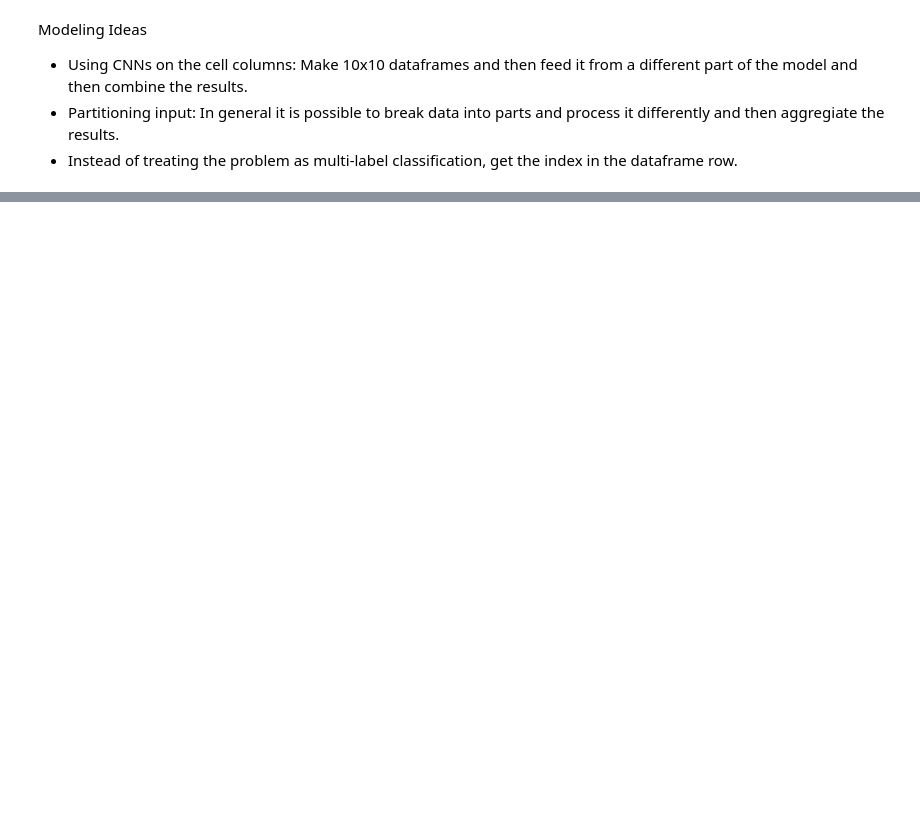
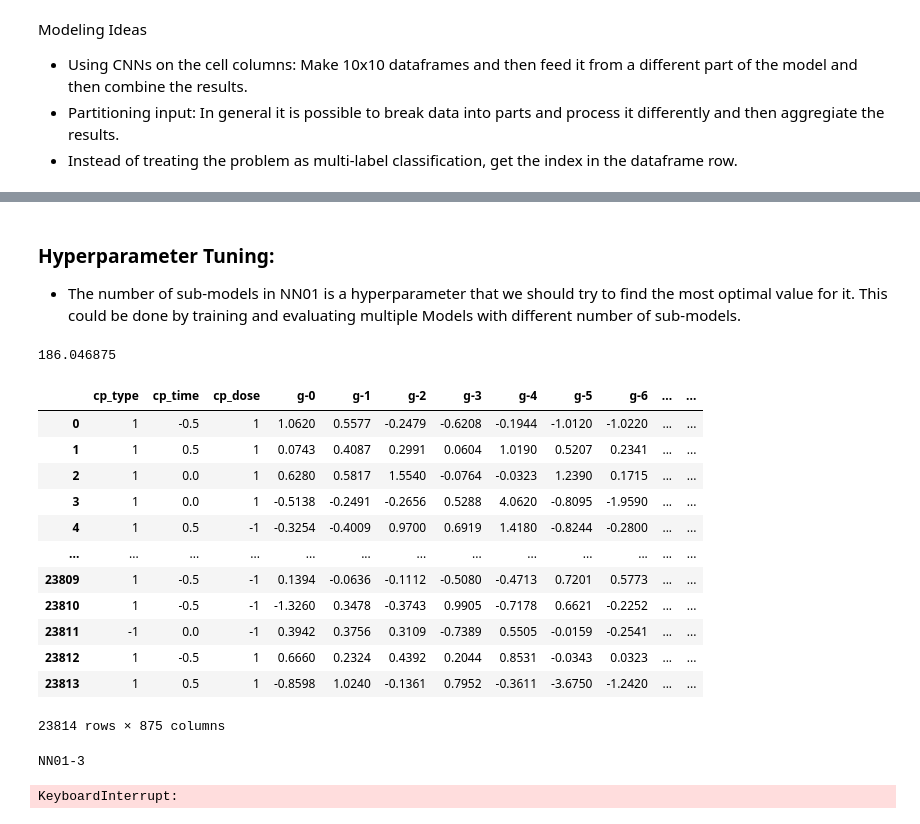
Before and after one commit to damoonsh/MoA, a Jupyter notebook: main.ipynb, the cells around one changed output, grey strips where cells are left out. Saved outputs shown, nothing was run; the diff lists cells and outputs as text; code cells hidden in the pictures; blank space fills up the shorter version.

```diff
--- a/main.ipynb
+++ b/main.ipynb
@@ -91,0 +215,45 @@ cell_image_input = Input(shape=(10,10,1), name='Cells_image')
+# %% [markdown]
+### Hyperparameter Tuning:
+- The number of sub-models in NN01 is a hyperparameter that we should try to find the most optimal value for it. This could be done by training and evaluating multiple Models with different number of sub-models.
+# %%
+X_train.shape[0] / 128
+# %% [output]
+186.046875
+# %%
+X_train.iloc[:,1:]
+# %% [output]
+|  | cp_type | cp_time | cp_dose | g-0 | g-1 | g-2 | g-3 | g-4 | g-5 | g-6 | ... | ... |
+| 0 | 1 | -0.5 | 1 | 1.0620 | 0.5577 | -0.2479 | -0.6208 | -0.1944 | -1.0120 | -1.0220 | ... | ... |
+| 1 | 1 | 0.5 | 1 | 0.0743 | 0.4087 | 0.2991 | 0.0604 | 1.0190 | 0.5207 | 0.2341 | ... | ... |
+| 2 | 1 | 0.0 | 1 | 0.6280 | 0.5817 | 1.5540 | -0.0764 | -0.0323 | 1.2390 | 0.1715 | ... | ... |
+| 3 | 1 | 0.0 | 1 | -0.5138 | -0.2491 | -0.2656 | 0.5288 | 4.0620 | -0.8095 | -1.9590 | ... | ... |
+| 4 | 1 | 0.5 | -1 | -0.3254 | -0.4009 | 0.9700 | 0.6919 | 1.4180 | -0.8244 | -0.2800 | ... | ... |
+| ... | ... | ... | ... | ... | ... | ... | ... | ... | ... | ... | ... | ... |
+| 23809 | 1 | -0.5 | -1 | 0.1394 | -0.0636 | -0.1112 | -0.5080 | -0.4713 | 0.7201 | 0.5773 | ... | ... |
+| 23810 | 1 | -0.5 | -1 | -1.3260 | 0.3478 | -0.3743 | 0.9905 | -0.7178 | 0.6621 | -0.2252 | ... | ... |
+| 23811 | -1 | 0.0 | -1 | 0.3942 | 0.3756 | 0.3109 | -0.7389 | 0.5505 | -0.0159 | -0.2541 | ... | ... |
+| 23812 | 1 | -0.5 | 1 | 0.6660 | 0.2324 | 0.4392 | 0.2044 | 0.8531 | -0.0343 | 0.0323 | ... | ... |
+| 23813 | 1 | 0.5 | 1 | -0.8598 | 1.0240 | -0.1361 | 0.7952 | -0.3611 | -3.6750 | -1.2420 | ... | ... |
+23814 rows × 875 columns
+# %%
+NUM_SECTIONS = [3, 5, 10, 15, 20, 25]
+
+histories = {}
+
+for num_section in NUM_SECTIONS:
+    # Defining the model with respect to number of sub-sections in model
+    model_name = 'NN01-' + str(num_section) # Model's name
+    model = Model(inputs=[all_data], outputs=[NN01(all_data, 25)], name=model_name) # Model itself
+    model.compile(optimizer=Adam(0.0015), loss=CategoricalCrossentropy())
+    print(model_name)
+    histories[model_name] = model.fit(
+        x=X, y=y, epochs=800, batch_size=128, validation_split=0.2,
+        callbacks=[ReduceLROnPlateau(monitor='val_loss', factor=0.96, min_delta=1e-4, patience=10, min_lr=1e-6)]
+    )
+
+    output = pd.DataFrame({'Id': x_test['sig_id'],
+                      'SalePrice': pd.DataFrame(model.predict(X_test)[0])[0]})
+    output.to_csv(f'/kaggle/working/NN01_{num_section}.csv', index=False)
+# %% [output]
+NN01-3
+KeyboardInterrupt:
```
Also changed, not shown: parts of 20 cells of this notebook, 2 other files.
